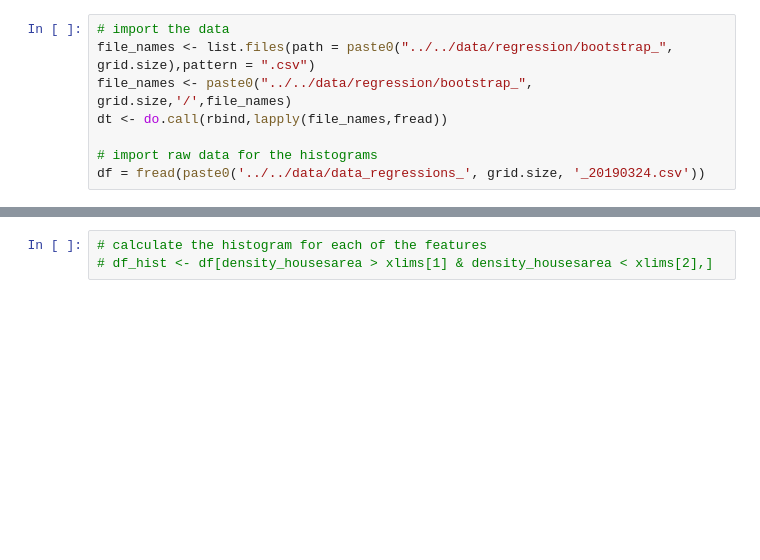
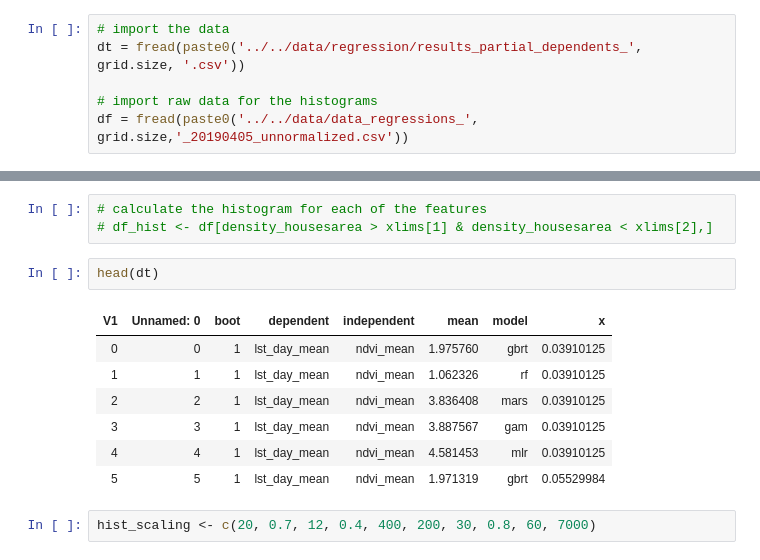
Before and after one commit to tommlogan/land_surface_temperature, a Jupyter notebook: code/analysis/partial_dependence_R.ipynb, the cells around one changed output, grey strips where cells are left out. Cells and saved outputs as stored; diff of their text form; blank space fills up the shorter version.

```diff
--- a/code/analysis/partial_dependence_R.ipynb
+++ b/code/analysis/partial_dependence_R.ipynb
@@ -16,12 +20,10 @@ Warning message:
 grid.size <- 500
 # %%
 # import the data
-file_names <- list.files(path = paste0("../../data/regression/bootstrap_", grid.size),pattern = ".csv")
-file_names <- paste0("../../data/regression/bootstrap_", grid.size,'/',file_names)
-dt <- do.call(rbind,lapply(file_names,fread))
+dt = fread(paste0('../../data/regression/results_partial_dependents_', grid.size, '.csv'))
 
 # import raw data for the histograms
-df = fread(paste0('../../data/data_regressions_', grid.size, '_20190324.csv'))
+df = fread(paste0('../../data/data_regressions_', grid.size,'_20190405_unnormalized.csv'))
 # %% [markdown]
 # Plot the PDPs
 # %%
@@ -34,5 +40,17 @@ features = c('tree_mean','alb_mean','bldg')
 # %%
 # calculate the histogram for each of the features
 # df_hist <- df[density_housesarea > xlims[1] & density_housesarea < xlims[2],]
+# %%
+head(dt)
+# %% [output]
+| V1 | Unnamed: 0 | boot | dependent | independent | mean | model | x |
+| 0 | 0 | 1 | lst_day_mean | ndvi_mean | 1.975760 | gbrt | 0.03910125 |
+| 1 | 1 | 1 | lst_day_mean | ndvi_mean | 1.062326 | rf | 0.03910125 |
+| 2 | 2 | 1 | lst_day_mean | ndvi_mean | 3.836408 | mars | 0.03910125 |
+| 3 | 3 | 1 | lst_day_mean | ndvi_mean | 3.887567 | gam | 0.03910125 |
+| 4 | 4 | 1 | lst_day_mean | ndvi_mean | 4.581453 | mlr | 0.03910125 |
+| 5 | 5 | 1 | lst_day_mean | ndvi_mean | 1.971319 | gbrt | 0.05529984 |
+# %%
+hist_scaling <- c(20, 0.7, 12, 0.4, 400, 200, 30, 0.8, 60, 7000)
 # %%
 # determine the axis limits
```
Also changed, not shown: parts of 9 cells of this notebook, 9 other files.
